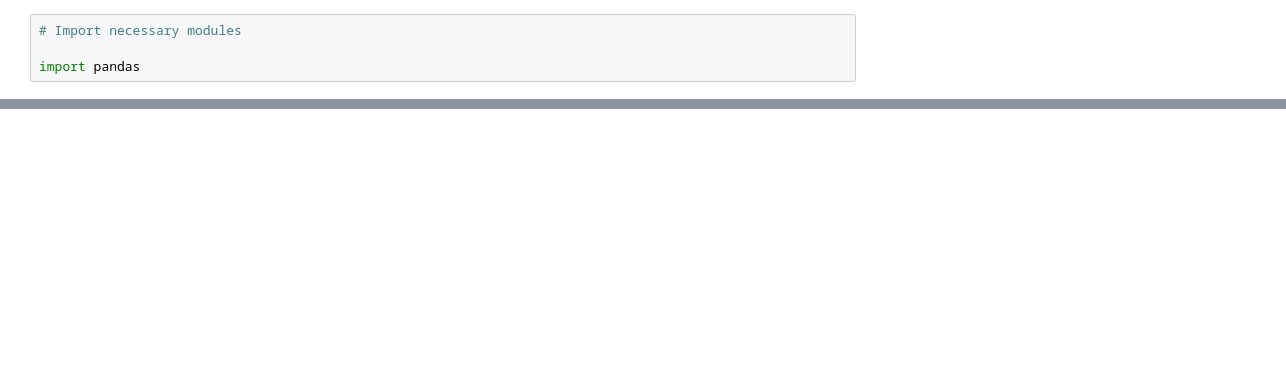
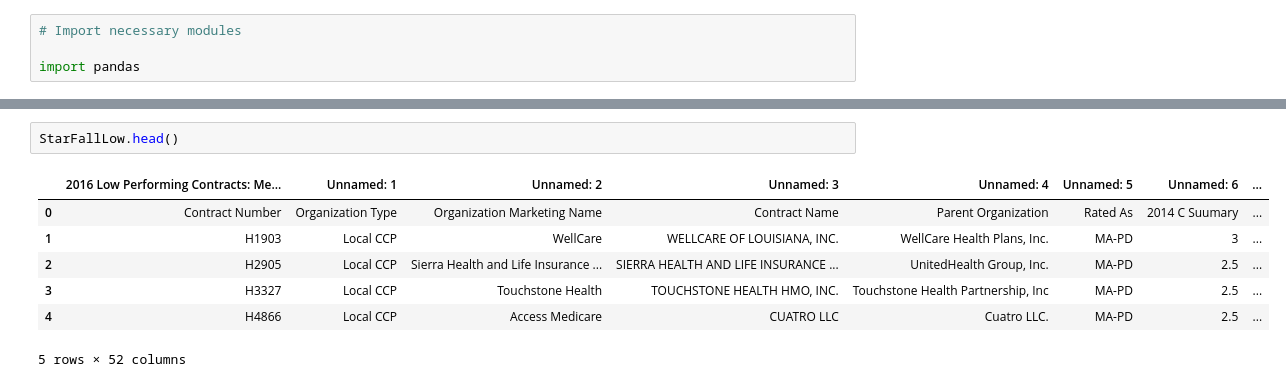
Before and after one commit to marechem/DS-Project, a Jupyter notebook: US_HealthCare_Project.ipynb, the cells around one changed output, grey strips where cells are left out. Saved outputs shown, nothing was run; the diff lists cells and outputs as text; blank space fills up the shorter version.

```diff
--- a/US_HealthCare_Project.ipynb
+++ b/US_HealthCare_Project.ipynb
@@ -23,0 +136,10 @@ StarSprnSum = pandas.read_csv('Star_rating_spring_summary.csv',encoding='cp1252'
+# %%
+StarFallLow.head()
+# %% [output]
+|  | 2016 Low Performing Contracts: Me... | Unnamed: 1 | Unnamed: 2 | Unnamed: 3 | Unnamed: 4 | Unnamed: 5 | Unnamed: 6 | ... |
+| 0 | Contract Number | Organization Type | Organization Marketing Name | Contract Name | Parent Organization | Rated As | 2014 C Suumary | ... |
+| 1 | H1903 | Local CCP | WellCare | WELLCARE OF LOUISIANA, INC. | WellCare Health Plans, Inc. | MA-PD | 3 | ... |
+| 2 | H2905 | Local CCP | Sierra Health and Life Insurance ... | SIERRA HEALTH AND LIFE INSURANCE ... | UnitedHealth Group, Inc. | MA-PD | 2.5 | ... |
+| 3 | H3327 | Local CCP | Touchstone Health | TOUCHSTONE HEALTH HMO, INC. | Touchstone Health Partnership, Inc | MA-PD | 2.5 | ... |
+| 4 | H4866 | Local CCP | Access Medicare | CUATRO LLC | Cuatro LLC. | MA-PD | 2.5 | ... |
+5 rows × 52 columns
```
Also changed, not shown: parts of 26 cells of this notebook.
